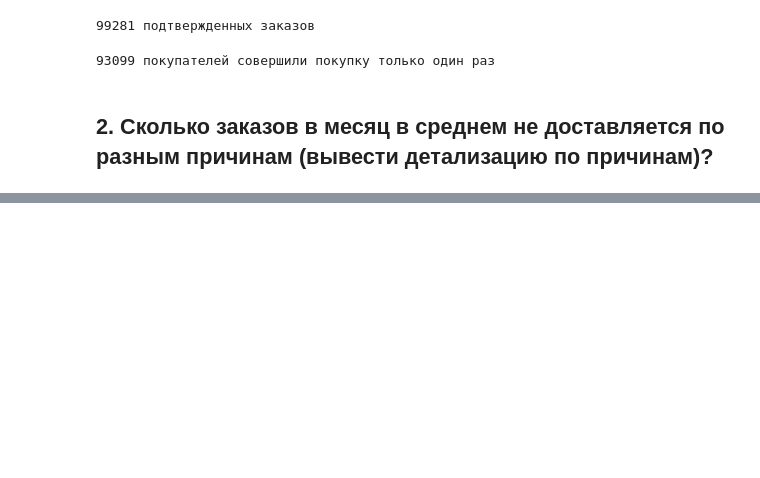
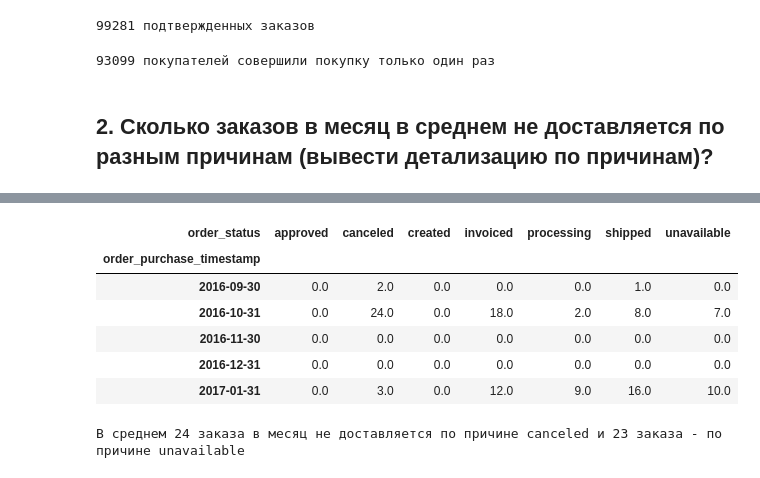
Before and after one commit to EmiliaMaul/e_commerce_kc_project, a Jupyter notebook: first_project_emilia_maul.ipynb, the cells around one changed output, grey strips where cells are left out. Drawn from its saved outputs; the diff is of its cells as text; code cells hidden in the pictures; blank space fills up the shorter version.

```diff
--- a/first_project_emilia_maul.ipynb
+++ b/first_project_emilia_maul.ipynb
@@ -181,0 +201,4 @@ print(one_order_customers.customers_count[0], 'покупателей совер
+# %%
+# Просмотр заказов, у которых отсутствует статус delivered
+not_delivered_orders = customer_orders.query('order_status != "delivered"')
+not_delivered_orders.head()
@@ -181,0 +212,16 @@ print(one_order_customers.customers_count[0], 'покупателей совер
+# %%
+# Подсчёт количества недоставленных заказов с разным статусом за каждый месяц
+undelivered_orders_by_months = not_delivered_orders \
+                                        .groupby(['order_purchase_timestamp', 'order_status'], as_index=False) \
+                                        .agg({'order_id':'count'}) \
+                                        .pivot(index='order_purchase_timestamp', columns='order_status', values='order_id') \
+                                        .resample('M', 'index').sum()
+undelivered_orders_by_months.head()
+# %% [output]
+| order_status | approved | canceled | created | invoiced | processing | shipped | unavailable |
+| order_purchase_timestamp |  |  |  |  |  |  |  |
+| 2016-09-30 | 0.0 | 2.0 | 0.0 | 0.0 | 0.0 | 1.0 | 0.0 |
+| 2016-10-31 | 0.0 | 24.0 | 0.0 | 18.0 | 2.0 | 8.0 | 7.0 |
+| 2016-11-30 | 0.0 | 0.0 | 0.0 | 0.0 | 0.0 | 0.0 | 0.0 |
+| 2016-12-31 | 0.0 | 0.0 | 0.0 | 0.0 | 0.0 | 0.0 | 0.0 |
+| 2017-01-31 | 0.0 | 3.0 | 0.0 | 12.0 | 9.0 | 16.0 | 10.0 |
@@ -181,0 +231,8 @@ print(one_order_customers.customers_count[0], 'покупателей совер
+# %%
+mean_cancelled = int(mean_undel_orders_by_month[0].round())
+mean_unavailable = int(mean_undel_orders_by_month[1].round())
+
+print('В среднем {} заказа в месяц не доставляется по причине canceled и {} заказа - по причине unavailable' \
+      .format(mean_cancelled, mean_unavailable))
+# %% [output]
+В среднем 24 заказа в месяц не доставляется по причине canceled и 23 заказа - по причине unavailable
```
Also changed, not shown: parts of 15 cells of this notebook.
